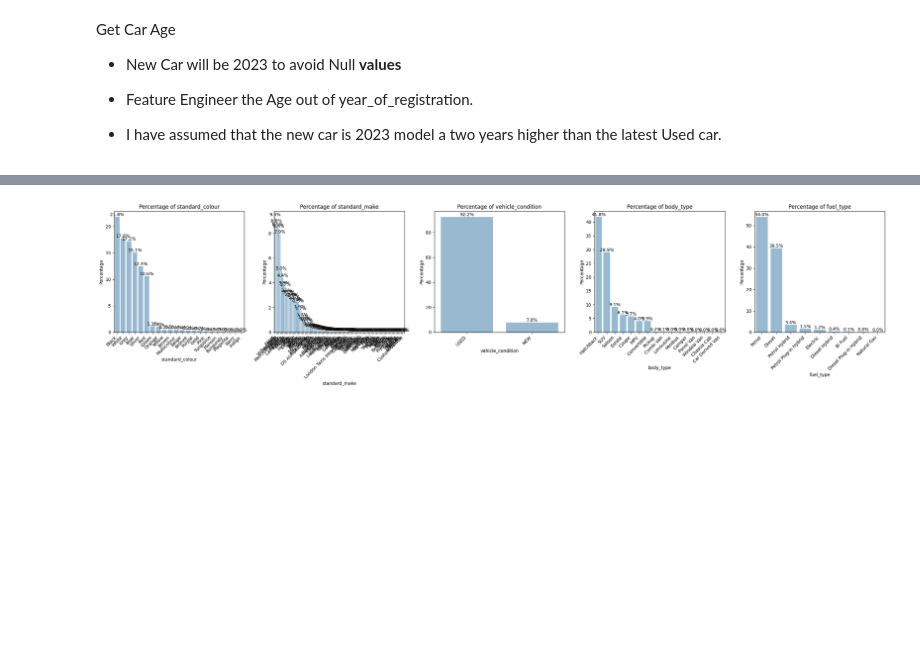
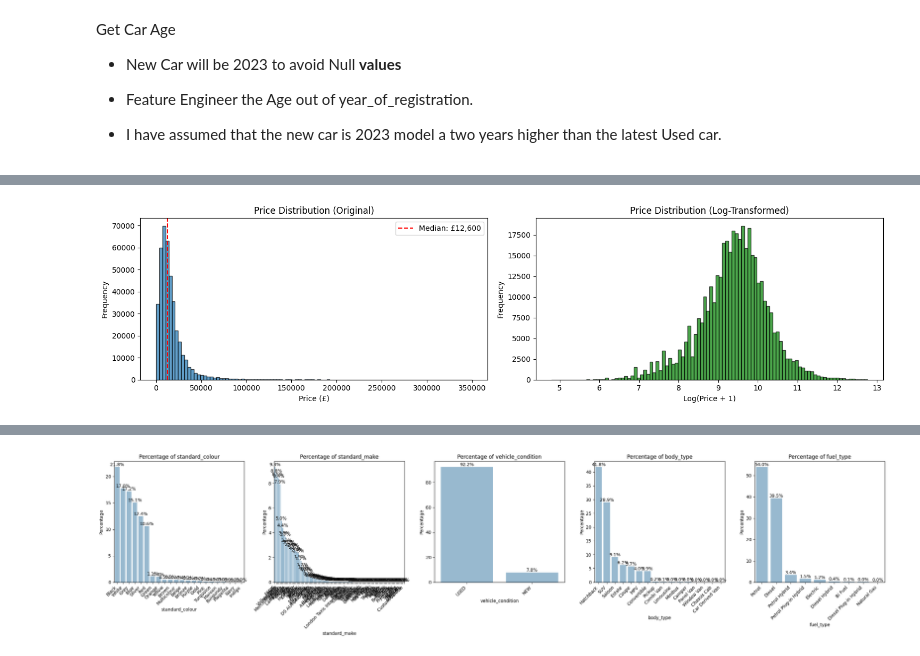
Before and after one commit to ian-shade/Autotrader-Cars-Price-Predictions-ML, a Jupyter notebook: ml_project.ipynb, the cells around one changed output, grey strips where cells are left out. Cells and saved outputs as stored; diff of their text form; code cells hidden in the pictures; blank space fills up the shorter version.

```diff
--- a/ml_project.ipynb
+++ b/ml_project.ipynb
@@ -92,0 +139,22 @@ df = df.drop('year_of_registration', axis=1)
+# %%
+fig, axes = plt.subplots(1, 2, figsize=(15, 4))
+
+# Original price
+axes[0].hist(df['price'], bins=100, edgecolor='black', alpha=0.7)
+axes[0].set_xlabel('Price (£)')
+axes[0].set_ylabel('Frequency')
+axes[0].set_title('Price Distribution (Original)')
+axes[0].axvline(df['price'].median(), color='r', linestyle='--',
+                label=f'Median: £{df["price"].median():,.0f}')
+axes[0].legend()
+
+# Log-transformed
+axes[1].hist(np.log1p(df['price']), bins=100, edgecolor='black', alpha=0.7, color='green')
+axes[1].set_xlabel('Log(Price + 1)')
+axes[1].set_ylabel('Frequency')
+axes[1].set_title('Price Distribution (Log-Transformed)')
+
+plt.tight_layout()
+plt.show()
+# %% [output]
+[figure, added]
```
Also changed, not shown: parts of 46 cells of this notebook.
